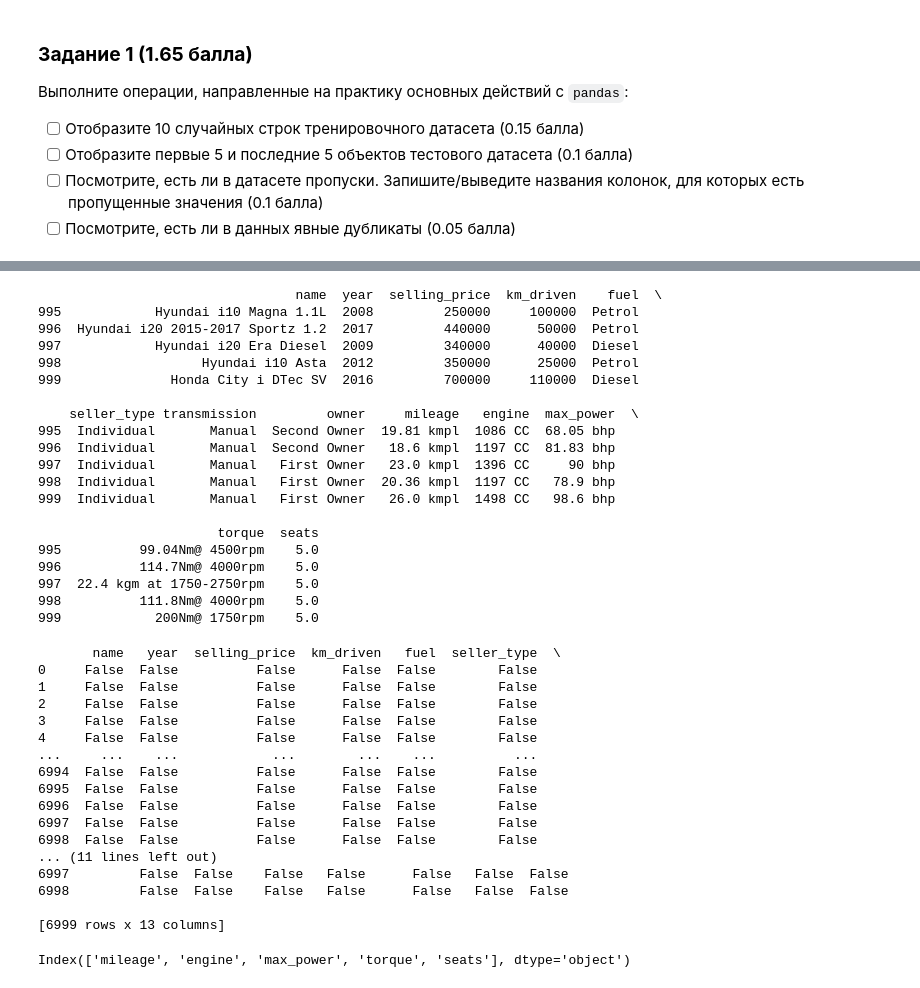
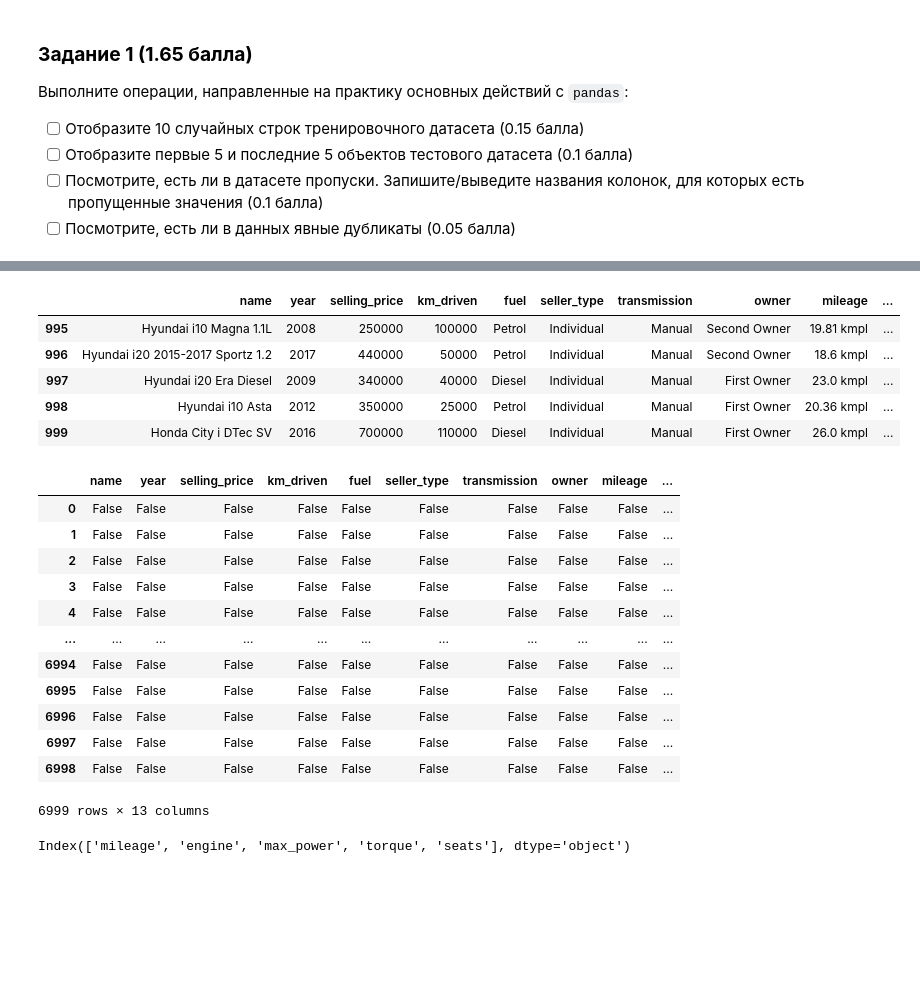
Before and after one commit to mdzharakhovich/PythonDataAnalysis, a Jupyter notebook: Zharakhovich_HW_2_Regression.ipynb, the cells around one changed output, grey strips where cells are left out. Saved outputs shown, nothing was run; the diff lists cells and outputs as text; code cells hidden in the pictures; blank space fills up the shorter version.

```diff
--- a/Zharakhovich_HW_2_Regression.ipynb
+++ b/Zharakhovich_HW_2_Regression.ipynb
@@ -122,47 +102,29 @@ print(df_test.head(5))
 # %%
 # последние 5 объектов тестового датасета
-print(df_test.tail(5))
+df_test.tail(5)
 # %% [output]
-                                 name  year  selling_price  km_driven    fuel  \
-995            Hyundai i10 Magna 1.1L  2008         250000     100000  Petrol
-996  Hyundai i20 2015-2017 Sportz 1.2  2017         440000      50000  Petrol
-997            Hyundai i20 Era Diesel  2009         340000      40000  Diesel
-998                  Hyundai i10 Asta  2012         350000      25000  Petrol
-999              Honda City i DTec SV  2016         700000     110000  Diesel
-
-    seller_type transmission         owner     mileage   engine  max_power  \
-995  Individual       Manual  Second Owner  19.81 kmpl  1086 CC  68.05 bhp
-996  Individual       Manual  Second Owner   18.6 kmpl  1197 CC  81.83 bhp
-997  Individual       Manual   First Owner   23.0 kmpl  1396 CC     90 bhp
-998  Individual       Manual   First Owner  20.36 kmpl  1197 CC   78.9 bhp
-999  Individual       Manual   First Owner   26.0 kmpl  1498 CC   98.6 bhp
-
-                       torque  seats
-995          99.04Nm@ 4500rpm    5.0
-996          114.7Nm@ 4000rpm    5.0
-997  22.4 kgm at 1750-2750rpm    5.0
-998          111.8Nm@ 4000rpm    5.0
-999            200Nm@ 1750rpm    5.0
+|  | name | year | selling_price | km_driven | fuel | seller_type | transmission | owner | mileage | ... |
+| 995 | Hyundai i10 Magna 1.1L | 2008 | 250000 | 100000 | Petrol | Individual | Manual | Second Owner | 19.81 kmpl | ... |
+| 996 | Hyundai i20 2015-2017 Sportz 1.2 | 2017 | 440000 | 50000 | Petrol | Individual | Manual | Second Owner | 18.6 kmpl | ... |
+| 997 | Hyundai i20 Era Diesel | 2009 | 340000 | 40000 | Diesel | Individual | Manual | First Owner | 23.0 kmpl | ... |
+| 998 | Hyundai i10 Asta | 2012 | 350000 | 25000 | Petrol | Individual | Manual | First Owner | 20.36 kmpl | ... |
+| 999 | Honda City i DTec SV | 2016 | 700000 | 110000 | Diesel | Individual | Manual | First Owner | 26.0 kmpl | ... |
 # %%
 # есть ли в датасете пропуски
-print(df_train.isna())
+df_train.isna()
 # %% [output]
+|  | name | year | selling_price | km_driven | fuel | seller_type | transmission | owner | mileage | ... |
+| 0 | False | False | False | False | False | False | False | False | False | ... |
+| 1 | False | False | False | False | False | False | False | False | False | ... |
+| 2 | False | False | False | False | False | False | False | False | False | ... |
+| 3 | False | False | False | False | False | False | False | False | False | ... |
+| 4 | False | False | False | False | False | False | False | False | False | ... |
+| ... | ... | ... | ... | ... | ... | ... | ... | ... | ... | ... |
+| 6994 | False | False | False | False | False | False | False | False | False | ... |
+| 6995 | False | False | False | False | False | False | False | False | False | ... |
+| 6996 | False | False | False | False | False | False | False | False | False | ... |
+| 6997 | False | False | False | False | False | False | False | False | False | ... |
+| 6998 | False | False | False | False | False | False | False | False | False | ... |
-       name   year  selling_price  km_driven   fuel  seller_type  \
-0     False  False          False      False  False        False
-1     False  False          False      False  False        False
-2     False  False          False      False  False        False
-3     False  False          False      False  False        False
-4     False  False          False      False  False        False
-...     ...    ...            ...        ...    ...          ...
-6994  False  False          False      False  False        False
-6995  False  False          False      False  False        False
-6996  False  False          False      False  False        False
-6997  False  False          False      False  False        False
-6998  False  False          False      False  False        False
-... (11 lines left out)
-6997         False  False    False   False      False   False  False
-6998         False  False    False   False      False   False  False
-
-[6999 rows x 13 columns]
+6999 rows × 13 columns
 # %%
 # выведите названия колонок, для которых есть пропущенные значения
```
Also changed, not shown: parts of 47 cells of this notebook.
